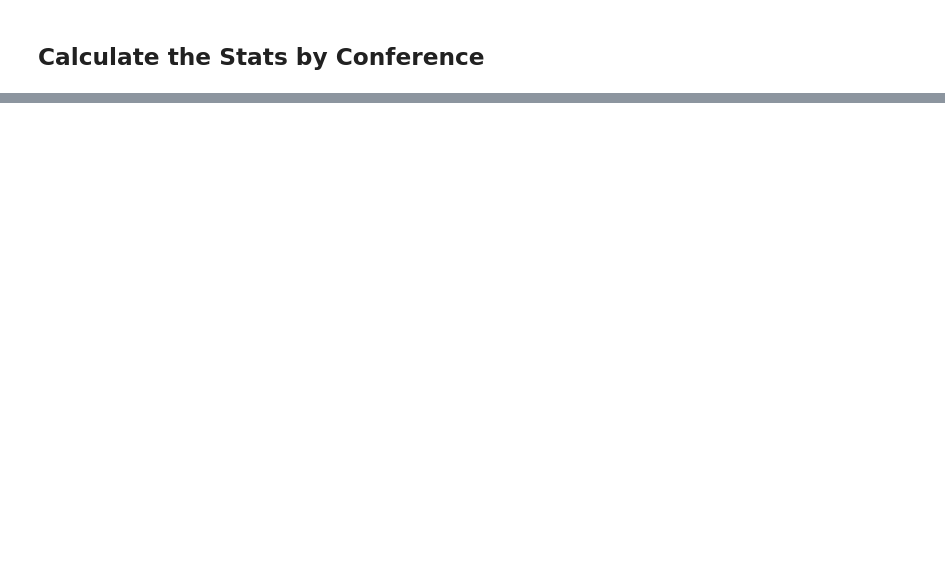
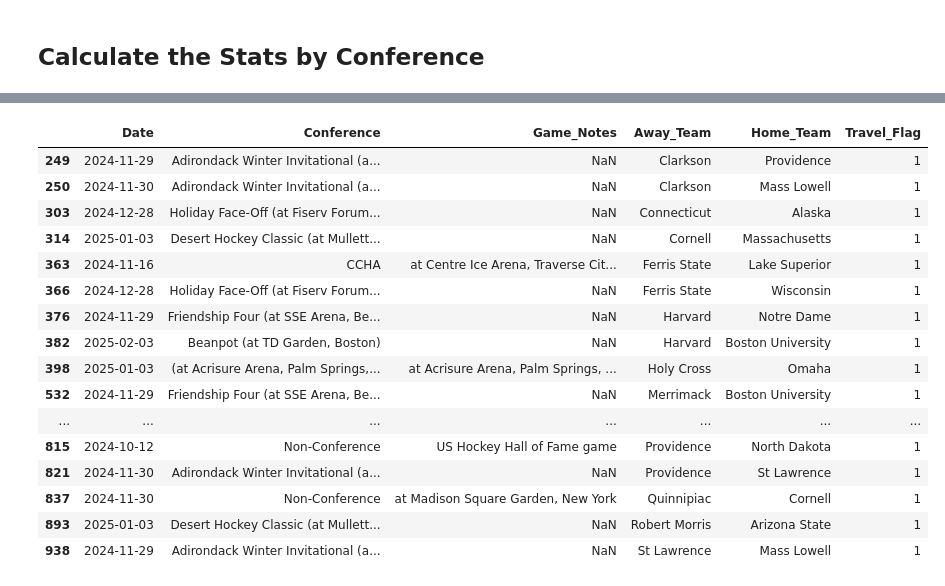
Before and after one commit to JSmith1826/college_hockey_2425, a Jupyter notebook: workbook/distance_traveled.ipynb, the cells around one changed output, grey strips where cells are left out. Drawn from its saved outputs; the diff is of its cells as text; code cells hidden in the pictures; blank space fills up the shorter version.

```diff
--- a/workbook/distance_travels_by_team.ipynb
+++ b/workbook/distance_traveled.ipynb
@@ -563,0 +584,23 @@ conference_travel_stats.head(6)
+# %%
+# Filter to show all neutral games in schedule
+df_schedule_merged[df_schedule_merged['Is_Neutral_Game']]
+# Only Show Date, Conference , Game Notes, Away_Team, Home_Team, and Travel Flag
+# df_schedule_merged[df_schedule_merged['Is_Neutral_Game']][['Date', 'Conference', 'Game_Notes', 'Away_Team', 'Home_Team', 'Travel_Flag']]
+# %% [output]
+|  | Date | Conference | Game_Notes | Away_Team | Home_Team | Travel_Flag |
+| 249 | 2024-11-29 | Adirondack Winter Invitational (a... | NaN | Clarkson | Providence | 1 |
+| 250 | 2024-11-30 | Adirondack Winter Invitational (a... | NaN | Clarkson | Mass Lowell | 1 |
+| 303 | 2024-12-28 | Holiday Face-Off (at Fiserv Forum... | NaN | Connecticut | Alaska | 1 |
+| 314 | 2025-01-03 | Desert Hockey Classic (at Mullett... | NaN | Cornell | Massachusetts | 1 |
+| 363 | 2024-11-16 | CCHA | at Centre Ice Arena, Traverse Cit... | Ferris State | Lake Superior | 1 |
+| 366 | 2024-12-28 | Holiday Face-Off (at Fiserv Forum... | NaN | Ferris State | Wisconsin | 1 |
+| 376 | 2024-11-29 | Friendship Four (at SSE Arena, Be... | NaN | Harvard | Notre Dame | 1 |
+| 382 | 2025-02-03 | Beanpot (at TD Garden, Boston) | NaN | Harvard | Boston University | 1 |
+| 398 | 2025-01-03 | (at Acrisure Arena, Palm Springs,... | at Acrisure Arena, Palm Springs, ... | Holy Cross | Omaha | 1 |
+| 532 | 2024-11-29 | Friendship Four (at SSE Arena, Be... | NaN | Merrimack | Boston University | 1 |
+| ... | ... | ... | ... | ... | ... | ... |
+| 815 | 2024-10-12 | Non-Conference | US Hockey Hall of Fame game | Providence | North Dakota | 1 |
+| 821 | 2024-11-30 | Adirondack Winter Invitational (a... | NaN | Providence | St Lawrence | 1 |
+| 837 | 2024-11-30 | Non-Conference | at Madison Square Garden, New York | Quinnipiac | Cornell | 1 |
+| 893 | 2025-01-03 | Desert Hockey Classic (at Mullett... | NaN | Robert Morris | Arizona State | 1 |
+| 938 | 2024-11-29 | Adirondack Winter Invitational (a... | NaN | St Lawrence | Mass Lowell | 1 |
```
Also changed, not shown: parts of 8 cells of this notebook, 7 other files.
